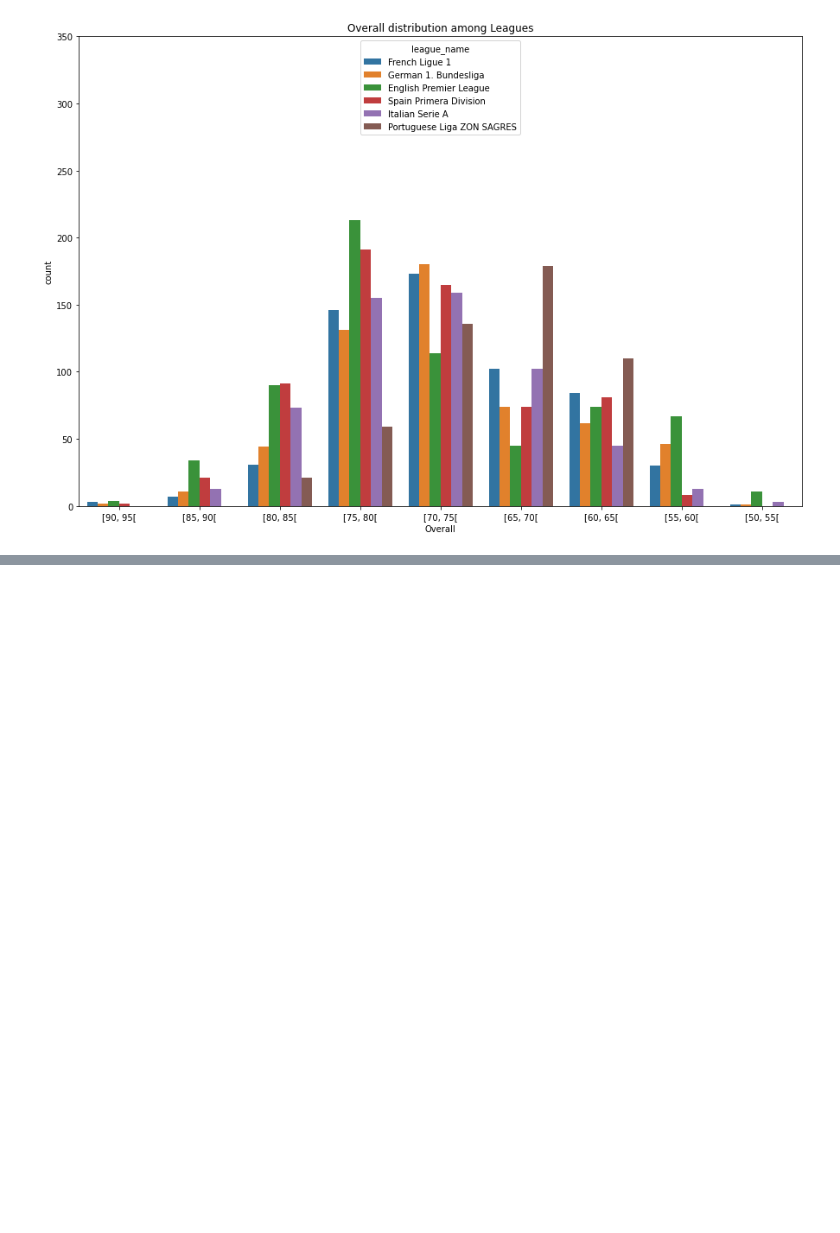
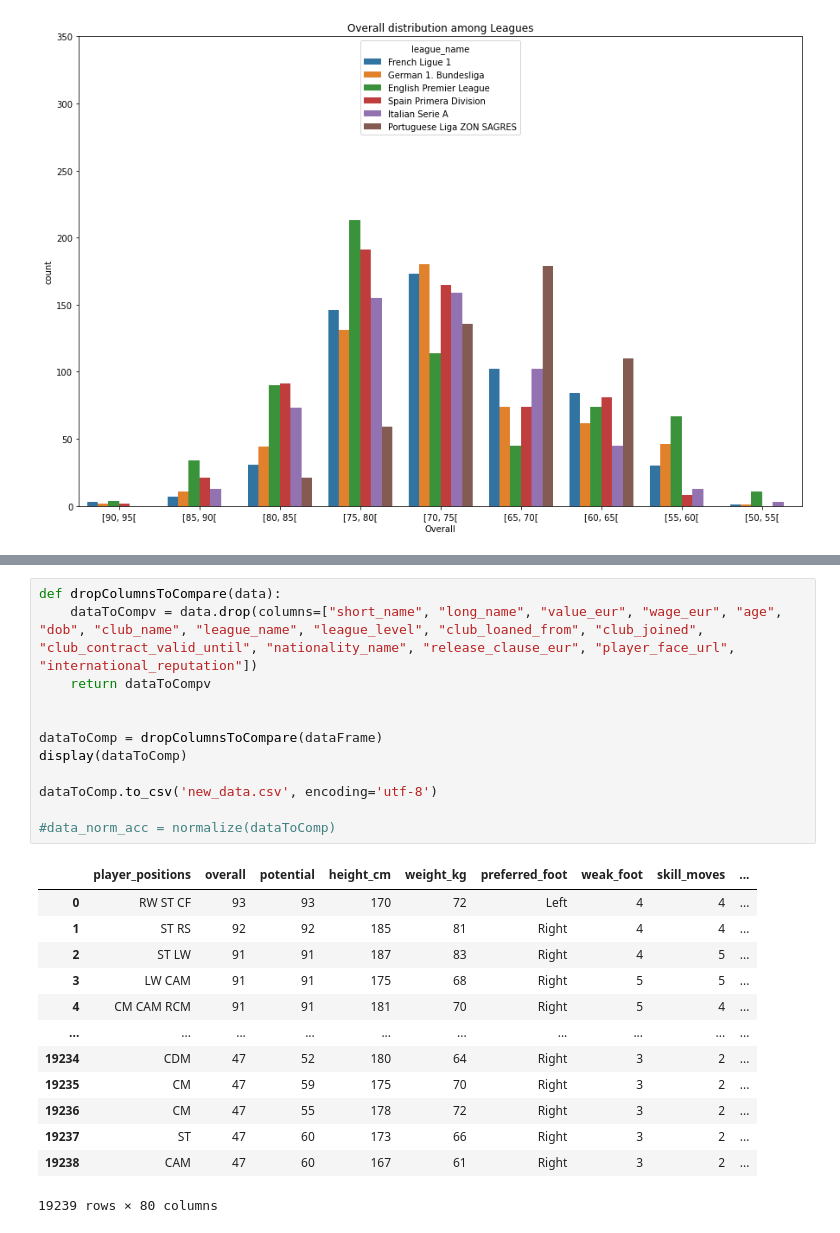
Before and after one commit to DMeneses01/IACH-project, a Jupyter notebook: code/recsys_football.ipynb, the cells around one changed output, grey strips where cells are left out. Saved outputs shown, nothing was run; the diff lists cells and outputs as text; blank space fills up the shorter version.

```diff
--- a/code/recsys_football.ipynb
+++ b/code/recsys_football.ipynb
@@ -120,0 +184,26 @@ overallDistribution(distributionDF)
+# %%
+def dropColumnsToCompare(data):
+    dataToCompv = data.drop(columns=["short_name", "long_name", "value_eur", "wage_eur", "age", "dob", "club_name", "league_name", "league_level", "club_loaned_from", "club_joined", "club_contract_valid_until", "nationality_name", "release_clause_eur", "player_face_url", "international_reputation"])
+    return dataToCompv
+
+
+dataToComp = dropColumnsToCompare(dataFrame)
+display(dataToComp)
+
+dataToComp.to_csv('new_data.csv', encoding='utf-8')
+
+#data_norm_acc = normalize(dataToComp)
+# %% [output]
+|  | player_positions | overall | potential | height_cm | weight_kg | preferred_foot | weak_foot | skill_moves | ... |
+| 0 | RW ST CF | 93 | 93 | 170 | 72 | Left | 4 | 4 | ... |
+| 1 | ST RS | 92 | 92 | 185 | 81 | Right | 4 | 4 | ... |
+| 2 | ST LW | 91 | 91 | 187 | 83 | Right | 4 | 5 | ... |
+| 3 | LW CAM | 91 | 91 | 175 | 68 | Right | 5 | 5 | ... |
+| 4 | CM CAM RCM | 91 | 91 | 181 | 70 | Right | 5 | 4 | ... |
+| ... | ... | ... | ... | ... | ... | ... | ... | ... | ... |
+| 19234 | CDM | 47 | 52 | 180 | 64 | Right | 3 | 2 | ... |
+| 19235 | CM | 47 | 59 | 175 | 70 | Right | 3 | 2 | ... |
+| 19236 | CM | 47 | 55 | 178 | 72 | Right | 3 | 2 | ... |
+| 19237 | ST | 47 | 60 | 173 | 66 | Right | 3 | 2 | ... |
+| 19238 | CAM | 47 | 60 | 167 | 61 | Right | 3 | 2 | ... |
+19239 rows × 80 columns
```
Also changed, not shown: parts of 5 cells of this notebook, 2 other files.
